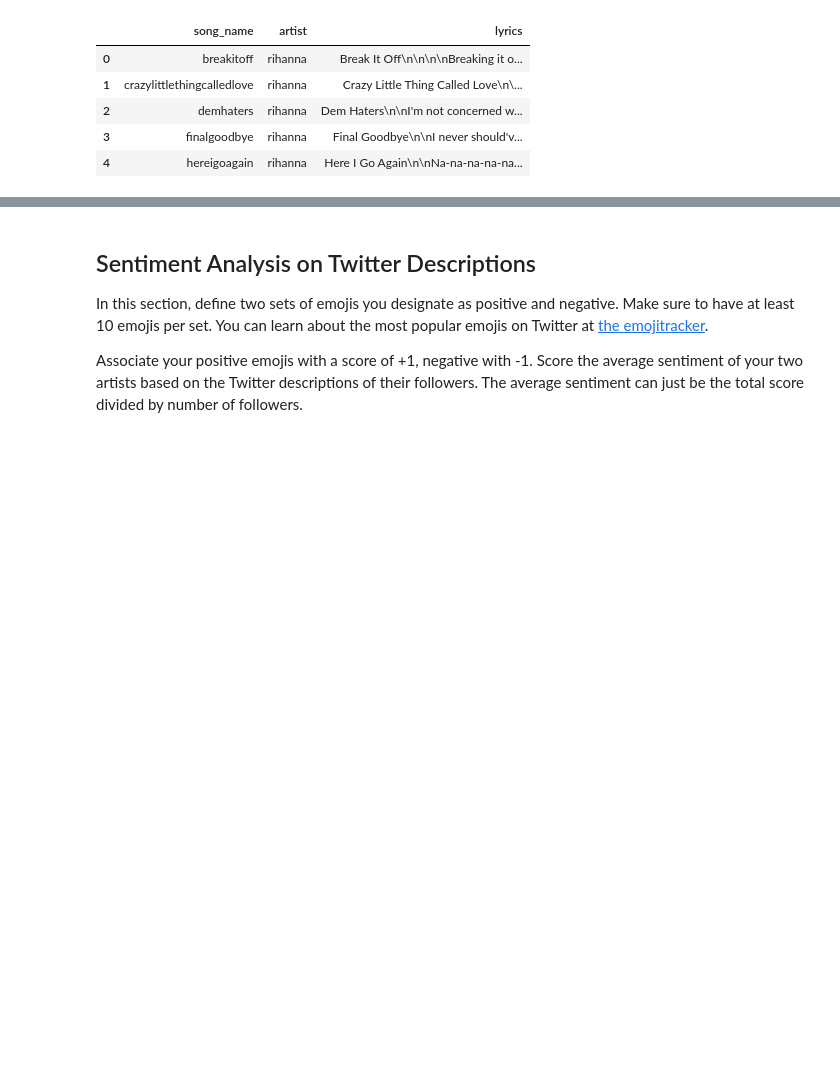
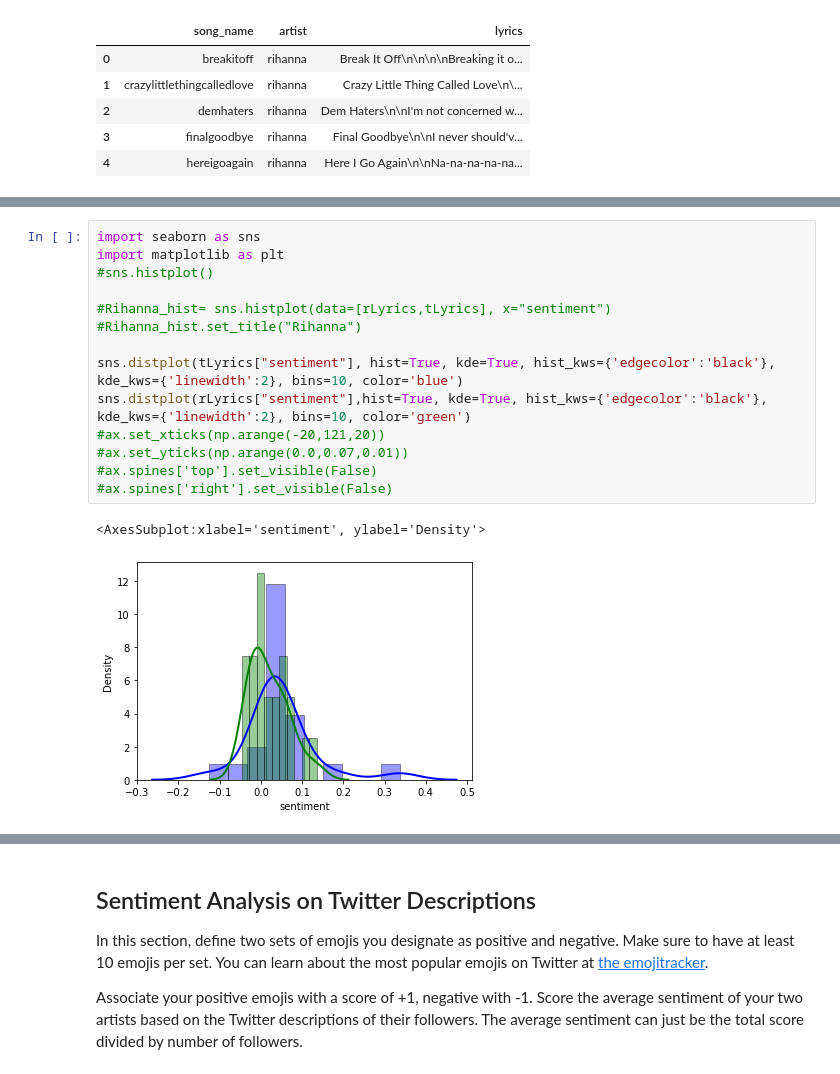
Before and after one commit to Adila-spec/RihannaKaty, a Jupyter notebook: Sentiment Assignment.ipynb, the cells around one changed output, grey strips where cells are left out. Drawn from its saved outputs; the diff is of its cells as text; blank space fills up the shorter version.

```diff
--- a/Sentiment Assignment.ipynb
+++ b/Sentiment Assignment.ipynb
@@ -182,0 +230,17 @@ Q: Plot the distributions of the sentiment scores for both artists. You can use
+# %%
+import seaborn as sns
+import matplotlib as plt
+#sns.histplot()
+
+#Rihanna_hist= sns.histplot(data=[rLyrics,tLyrics], x="sentiment")
+#Rihanna_hist.set_title("Rihanna")
+
+sns.distplot(tLyrics["sentiment"], hist=True, kde=True, hist_kws={'edgecolor':'black'}, kde_kws={'linewidth':2}, bins=10, color='blue')
+sns.distplot(rLyrics["sentiment"],hist=True, kde=True, hist_kws={'edgecolor':'black'}, kde_kws={'linewidth':2}, bins=10, color='green')
+#ax.set_xticks(np.arange(-20,121,20))
+#ax.set_yticks(np.arange(0.0,0.07,0.01))
+#ax.spines['top'].set_visible(False)
+#ax.spines['right'].set_visible(False)
+# %% [output]
+<AxesSubplot:xlabel='sentiment', ylabel='Density'>
+[figure, added]
```
Also changed, not shown: parts of 19 cells of this notebook, 2 other files.
